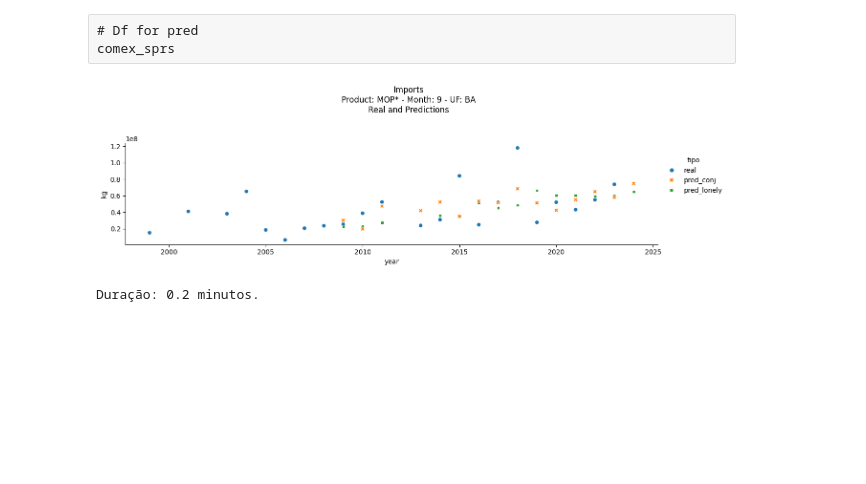
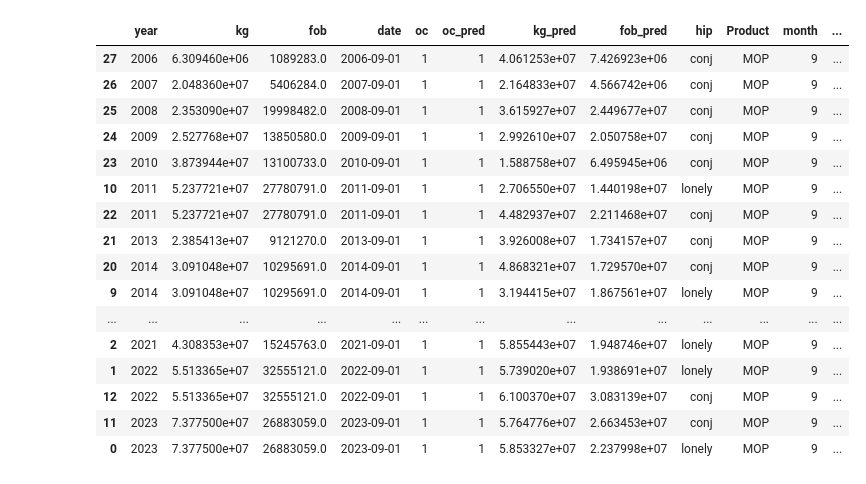
Before and after one commit to AndreCoutinhoBueno/Pricing-Fertilizer, a Jupyter notebook: codes/supply/imports/ncm/MOP_BA.ipynb, the cells around one changed output. Cells and saved outputs as stored; diff of their text form; code cells hidden in the pictures; blank space fills up the shorter version.

```diff
--- a/codes/supply/imports/ncm/MOP_BA.ipynb
+++ b/codes/supply/imports/ncm/MOP_BA.ipynb
@@ -32,0 +61,2 @@ comex['date']=pd.to_datetime(comex.year.astype(str)+'-'+comex.month.astype(str)+
+# %%
+comex_sprs_tests=comex_sprs_tests.rename(columns={'US$_fob':'fob'})
@@ -239,0 +230,18 @@ Duração: 0.2 minutos.
+# %%
+def Back_from_dummies(comex_dumm):
+    o=comex_dumm[comex_dumm.columns[~comex_dumm.columns.str.contains('~')]]
+    prdt=pd.from_dummies(comex_dumm[comex_dumm.columns[comex_dumm.columns.str.contains('Product')]],sep='~')
+    month=pd.from_dummies(comex_dumm[comex_dumm.columns[comex_dumm.columns.str.contains('month')]],sep='~')
+    uf=pd.from_dummies(comex_dumm[comex_dumm.columns[comex_dumm.columns.str.contains('UF')]],sep='~')
+    comex_dumm=pd.concat([o,prdt,month,uf],axis=1)
+    return comex_dumm
+
+def date_format(comex):
+    comex.date=comex.date.astype('datetime64[ns]')
+    return comex
+
+results_c=Back_from_dummies(results_c)
+results_r=Back_from_dummies(results_r)
+
+results_c=date_format(results_c)
+results_r=date_format(results_r)
@@ -240,5 +290,20 @@ Duração: 0.2 minutos.
 # %%
-results=results.sort_values('year')
+results_r.sort_values('year')
+# %% [output]
+|  | year | kg | fob | date | oc | oc_pred | kg_pred | fob_pred | hip | Product | month | ... |
+| 27 | 2006 | 6.309460e+06 | 1089283.0 | 2006-09-01 | 1 | 1 | 4.061253e+07 | 7.426923e+06 | conj | MOP | 9 | ... |
+| 26 | 2007 | 2.048360e+07 | 5406284.0 | 2007-09-01 | 1 | 1 | 2.164833e+07 | 4.566742e+06 | conj | MOP | 9 | ... |
+| 25 | 2008 | 2.353090e+07 | 19998482.0 | 2008-09-01 | 1 | 1 | 3.615927e+07 | 2.449677e+07 | conj | MOP | 9 | ... |
+| 24 | 2009 | 2.527768e+07 | 13850580.0 | 2009-09-01 | 1 | 1 | 2.992610e+07 | 2.050758e+07 | conj | MOP | 9 | ... |
+| 23 | 2010 | 3.873944e+07 | 13100733.0 | 2010-09-01 | 1 | 1 | 1.588758e+07 | 6.495945e+06 | conj | MOP | 9 | ... |
+| 10 | 2011 | 5.237721e+07 | 27780791.0 | 2011-09-01 | 1 | 1 | 2.706550e+07 | 1.440198e+07 | lonely | MOP | 9 | ... |
+| 22 | 2011 | 5.237721e+07 | 27780791.0 | 2011-09-01 | 1 | 1 | 4.482937e+07 | 2.211468e+07 | conj | MOP | 9 | ... |
+| 21 | 2013 | 2.385413e+07 | 9121270.0 | 2013-09-01 | 1 | 1 | 3.926008e+07 | 1.734157e+07 | conj | MOP | 9 | ... |
+| 20 | 2014 | 3.091048e+07 | 10295691.0 | 2014-09-01 | 1 | 1 | 4.868321e+07 | 1.729570e+07 | conj | MOP | 9 | ... |
+| 9 | 2014 | 3.091048e+07 | 10295691.0 | 2014-09-01 | 1 | 1 | 3.194415e+07 | 1.867561e+07 | lonely | MOP | 9 | ... |
+| ... | ... | ... | ... | ... | ... | ... | ... | ... | ... | ... | ... | ... |
+| 2 | 2021 | 4.308353e+07 | 15245763.0 | 2021-09-01 | 1 | 1 | 5.855443e+07 | 1.948746e+07 | lonely | MOP | 9 | ... |
+| 1 | 2022 | 5.513365e+07 | 32555121.0 | 2022-09-01 | 1 | 1 | 5.739020e+07 | 1.938691e+07 | lonely | MOP | 9 | ... |
+| 12 | 2022 | 5.513365e+07 | 32555121.0 | 2022-09-01 | 1 | 1 | 6.100370e+07 | 3.083139e+07 | conj | MOP | 9 | ... |
+| 11 | 2023 | 7.377500e+07 | 26883059.0 | 2023-09-01 | 1 | 1 | 5.764776e+07 | 2.663453e+07 | conj | MOP | 9 | ... |
+| 0 | 2023 | 7.377500e+07 | 26883059.0 | 2023-09-01 | 1 | 1 | 5.853327e+07 | 2.237998e+07 | lonely | MOP | 9 | ... |
-# %% [raw]
-# Df for pred
-comex_sprs
@@ -344,16 +309,0 @@ fim2=pd.concat([
-# %%
-g=sns.relplot(data=fim2,x='year',y='kg',hue='tipo',style='tipo',height=3,aspect=4)
-
-#g.set(ylim=(0, 1*10**8))
-g.fig.suptitle(f"Imports\nProduct: MOP* - Month: {mes} - UF: BA\nReal and Predictions",y=1.3)
-#plt.xticks(ticks=fim2.year.unique())
-
-
-plt.show()
-# %% [output]
-[figure, removed]
-# %%
-end=time.time()
-print(f"Duração: {round((end-ini)/60,1)} minutos.")
-# %% [output]
-Duração: 0.2 minutos.
```
Also changed, not shown: parts of 15 cells of this notebook, 4 other files.
